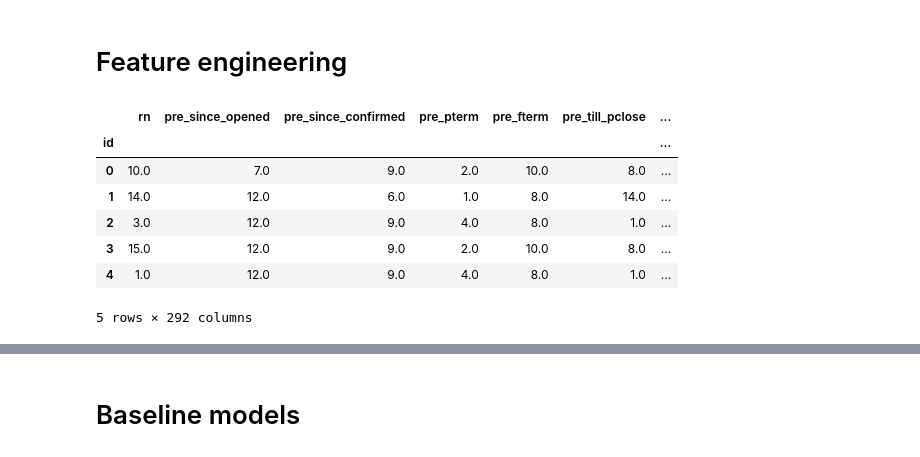
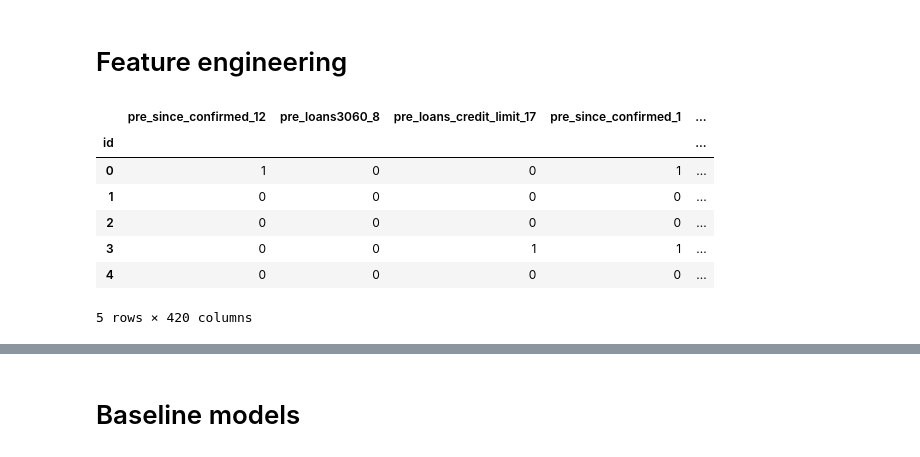
Before and after one commit to Lsdbot/Recommender, a Jupyter notebook: notebooks/Baseline + Tune.ipynb, the cells around one changed output, grey strips where cells are left out. Saved outputs shown, nothing was run; the diff lists cells and outputs as text; code cells hidden in the pictures.

```diff
--- a/notebooks/Baseline + Tune.ipynb
+++ b/notebooks/Baseline + Tune.ipynb
@@ -35,15 +36,15 @@ def get_metrics(y_test, y_pred, y_score, name = "Default"):
 # %% [markdown]
 # Feature engineering
 # %%
-filepath = "../data/processed/train_data_proc.pq"
-df = pd.read_parquet(filepath)
-df[:5]
+filepath = "../data/transformed/train_data/train_data_0.pq.0"
+X_0 = pd.read_parquet(filepath).set_index("id")
+X_0[:5]
 # %% [output]
-|  | rn | pre_since_opened | pre_since_confirmed | pre_pterm | pre_fterm | pre_till_pclose | ... |
-| id |  |  |  |  |  |  | ... |
-| 0 | 10.0 | 7.0 | 9.0 | 2.0 | 10.0 | 8.0 | ... |
-| 1 | 14.0 | 12.0 | 6.0 | 1.0 | 8.0 | 14.0 | ... |
-| 2 | 3.0 | 12.0 | 9.0 | 4.0 | 8.0 | 1.0 | ... |
-| 3 | 15.0 | 12.0 | 9.0 | 2.0 | 10.0 | 8.0 | ... |
-| 4 | 1.0 | 12.0 | 9.0 | 4.0 | 8.0 | 1.0 | ... |
+|  | pre_since_confirmed_12 | pre_loans3060_8 | pre_loans_credit_limit_17 | pre_since_confirmed_1 | ... |
+| id |  |  |  |  | ... |
+| 0 | 1 | 0 | 0 | 1 | ... |
+| 1 | 0 | 0 | 0 | 0 | ... |
+| 2 | 0 | 0 | 0 | 0 | ... |
+| 3 | 0 | 0 | 1 | 1 | ... |
+| 4 | 0 | 0 | 0 | 0 | ... |
-5 rows × 292 columns
+5 rows × 420 columns
```
Also changed, not shown: parts of 17 cells of this notebook, 2 other files.
